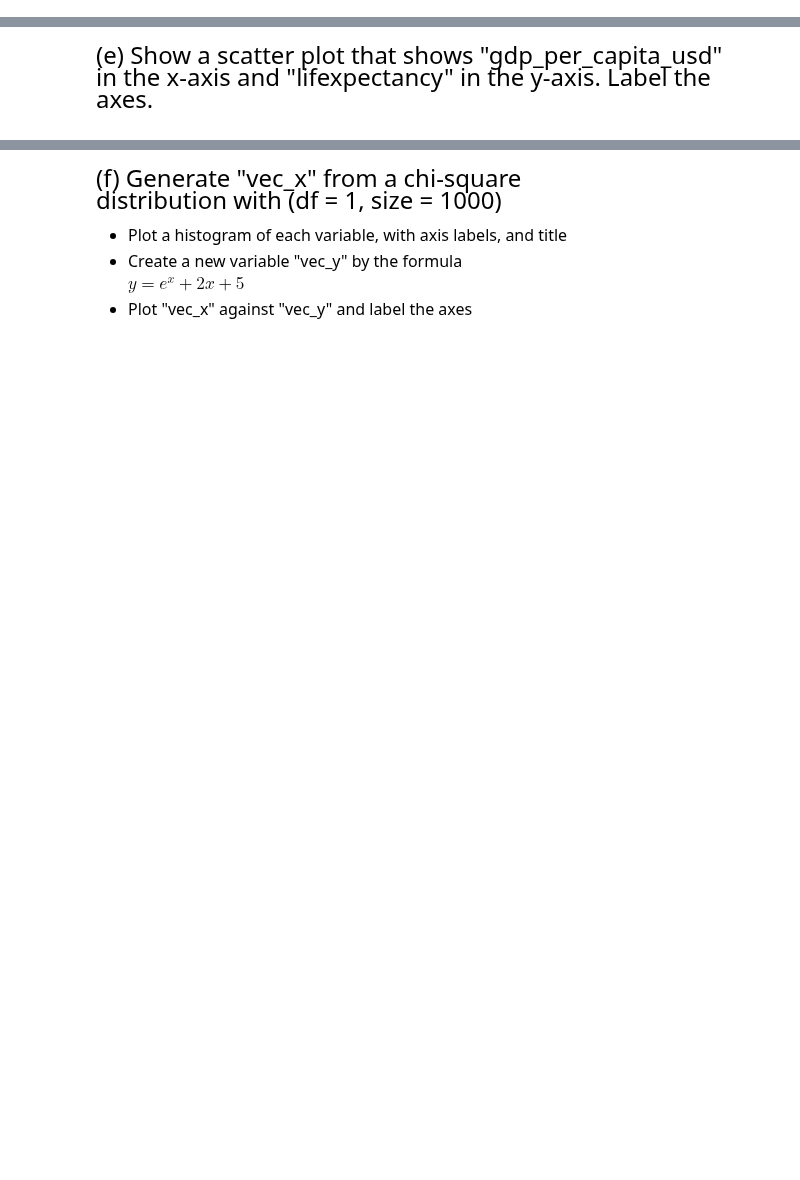
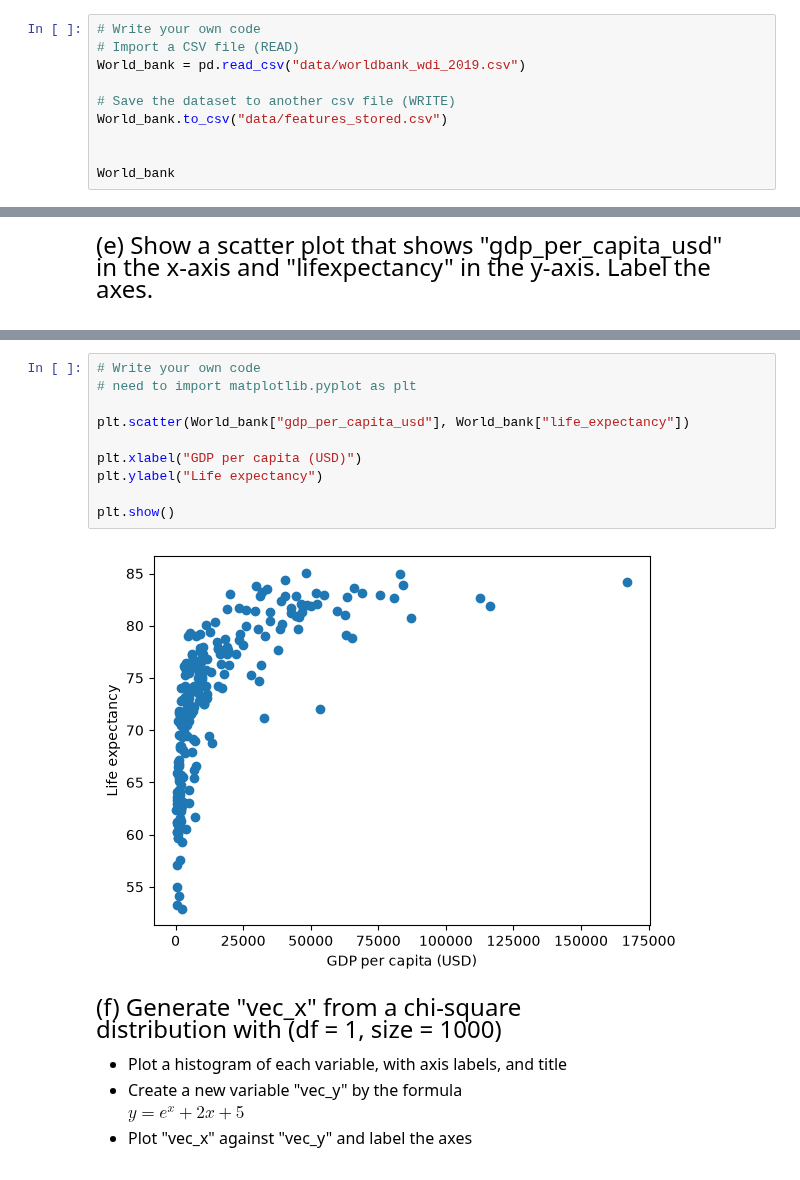
Before and after one commit to pmajumd/datasci530fall2026, a Jupyter notebook: Lecture 01/Lecture 1 - Exercises.ipynb, the cells around one changed output, grey strips where cells are left out. Cells and saved outputs as stored; diff of their text form; blank space fills up the shorter version.

```diff
--- a/Lecture 01/Lecture 1 - Exercises.ipynb
+++ b/Lecture 01/Lecture 1 - Exercises.ipynb
@@ -58,0 +85,10 @@ in the "data" folder
+# %%
+# Write your own code
+# Import a CSV file (READ)
+World_bank = pd.read_csv("data/worldbank_wdi_2019.csv")
+
+# Save the dataset to another csv file (WRITE)
+World_bank.to_csv("data/features_stored.csv")
+
+
+World_bank
@@ -102,3 +202,15 @@ in the x-axis and "lifexpectancy" in the y-axis. Label the axes.
+# %%
+# Write your own code
+# need to import matplotlib.pyplot as plt
+
+plt.scatter(World_bank["gdp_per_capita_usd"], World_bank["life_expectancy"])
+
+plt.xlabel("GDP per capita (USD)")
+plt.ylabel("Life expectancy")
+
+plt.show()
+# %% [output]
+[figure, added]
 # %% [markdown]
 <font size = "5">
 
```
Also changed, not shown: parts of 20 cells of this notebook.
